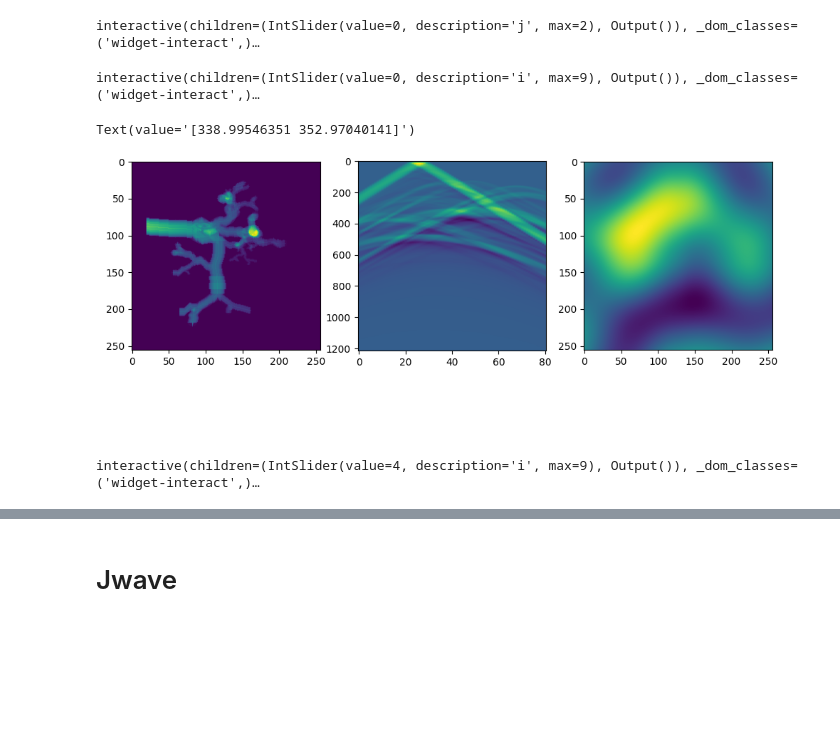
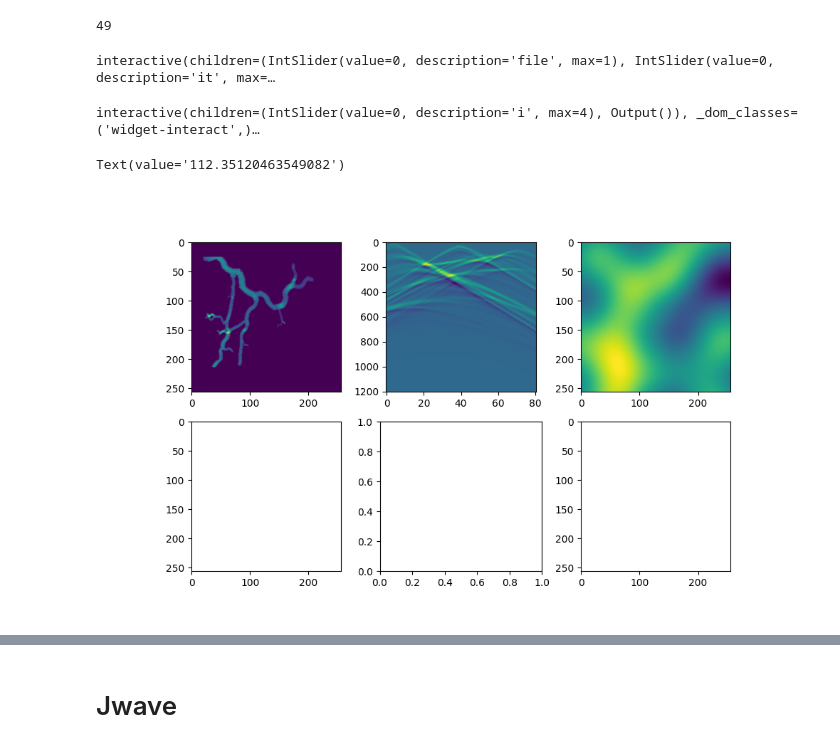
Before and after one commit to grindstm/pat, a Jupyter notebook: vis.ipynb, the cells around one changed output, grey strips where cells are left out. Drawn from its saved outputs; the diff is of its cells as text; code cells hidden in the pictures; blank space fills up the shorter version.

```diff
--- a/vis.ipynb
+++ b/vis.ipynb
@@ -36,55 +48,57 @@ util.set_globals()
 # %%
 %matplotlib ipympl
 import numpy as np
 import matplotlib.pyplot as plt
 from ipywidgets import interact
 import ipywidgets as widgets
 
-
-def load_data(j):
-    global p0, p_data, c, angles
-    p0 = np.load(f"data_/p0/{j}.npy")
-    c = np.load(f"data_/c/{j}.npy", allow_pickle=True)
-    p_data = np.load(f"data_/p_data/{j}.npy")
-    angles = np.load(f"data_/angles/{j}.npy")
-    angles = angles.reshape(-1, 2)
-    show_data(0)
-load_data(0)
-# Create initial plot
-fig, ax = plt.subplots(1, 3, figsize=(10, 4))
-fig.subplots_adjust(left=0.05, right=0.95, top=1.3, bottom=.0, wspace=0.2, hspace=0.)
-
-im0 = ax[0].imshow(p0[0], aspect='equal')
-im1 = ax[1].imshow(p_data[0], aspect='.067')
-im2 = ax[2].imshow(c, aspect='equal')
+fig, ax = plt.subplots(2, 3, figsize=(10, 6))
+# fig.subplots_adjust(left=0.05, right=0.95, top=1.3, bottom=.0, wspace=0.2, hspace=0.)
+im0 = ax[0][0].imshow(p0[0], aspect='equal')
+im1 = ax[0][1].imshow(p_data[0], aspect='.067')
+im2 = ax[0][2].imshow(c, aspect='equal')
+im3 = ax[1][0].imshow(p_r, aspect='equal')
+im4 = ax[1][2].imshow(c_r, aspect='equal')
 txt0 = widgets.Text(str(angles[0]))
-
+max_it = 49
 def show_data(i):
     global p0, p_data, c
     im0.set_array(p0[i])
     im1.set_array(p_data[i])
     im2.set_array(c)
+    im3.set_array(p_r)
+    im4.set_array(c_r)
     txt0.value = str(angles[i])
     fig.canvas.draw_idle()
 
-# Create interactive slider
-max_j = os.listdir("data_/p0/").__len__()-1
-interact(load_data, j=widgets.IntSlider(min=0, max=max_j, step=1, value=0))
+def load_data(file, it):
+    global p0, p_data, c, angles, max_it, p_r, c_r
+    # max_it = max(
+    #         [
+    #             int(filename.split("_")[1])
+    #             for filename in os.listdir(f"data_/p_r/")
+    #             if filename.split("_")[1].isdigit()
+    #         ], default=0)
+    p0 = np.load(f"data_/p0/{file}.npy")
+    c = np.load(f"data_/c/{file}.npy", allow_pickle=True)
+    p_data = np.load(f"data_/p_data/{file}.npy")
+    p_r = np.load(f"data_/p_r/{file}_{it}.npy")
+    c_r = np.load(f"data_/c_r/{file}_{it}.npy")
+    angles = np.load(f"data_/angles/{file}.npy")
+    angles = angles
+    show_data(0)
+
+load_data(0, 0)
+
+
+print(max_it)
+max_file = os.listdir("data_/p0/").__len__()-1
+interact(load_data, file=widgets.IntSlider(min=0, max=max_file, step=1, value=0), it=widgets.IntSlider(min=0, max=max_it, step=1, value=0))
 interact(show_data, i=widgets.IntSlider(min=0, max=p_data.shape[0]-1, step=1, value=0))
 txt0
 # %% [output]
-interactive(children=(IntSlider(value=0, description='j', max=2), Output()), _dom_classes=('widget-interact',)…
+49
-interactive(children=(IntSlider(value=0, description='i', max=9), Output()), _dom_classes=('widget-interact',)…
+interactive(children=(IntSlider(value=0, description='file', max=1), IntSlider(value=0, description='it', max=…
-Text(value='[338.99546351 352.97040141]')
+interactive(children=(IntSlider(value=0, description='i', max=4), Output()), _dom_classes=('widget-interact',)…
+Text(value='112.35120463549082')
-[figure, old version]
+[figure, new version]
-# %%
-p0 = np.load(f"data_/p0/{j}.npy")
-@interact(i=(0, p0.shape[0]-1))
-
-# def show_data(i):
-#     return Volume(p0[i]).mode(1).alpha(1)#.show(axes=6, bg="white", size=(1600, 800))
-
-def show_data(i):
-    plt.imshow(p0[i])
-# %% [output]
-interactive(children=(IntSlider(value=4, description='i', max=9), Output()), _dom_classes=('widget-interact',)…
```
Also changed, not shown: parts of 14 cells of this notebook, 8 other files.
